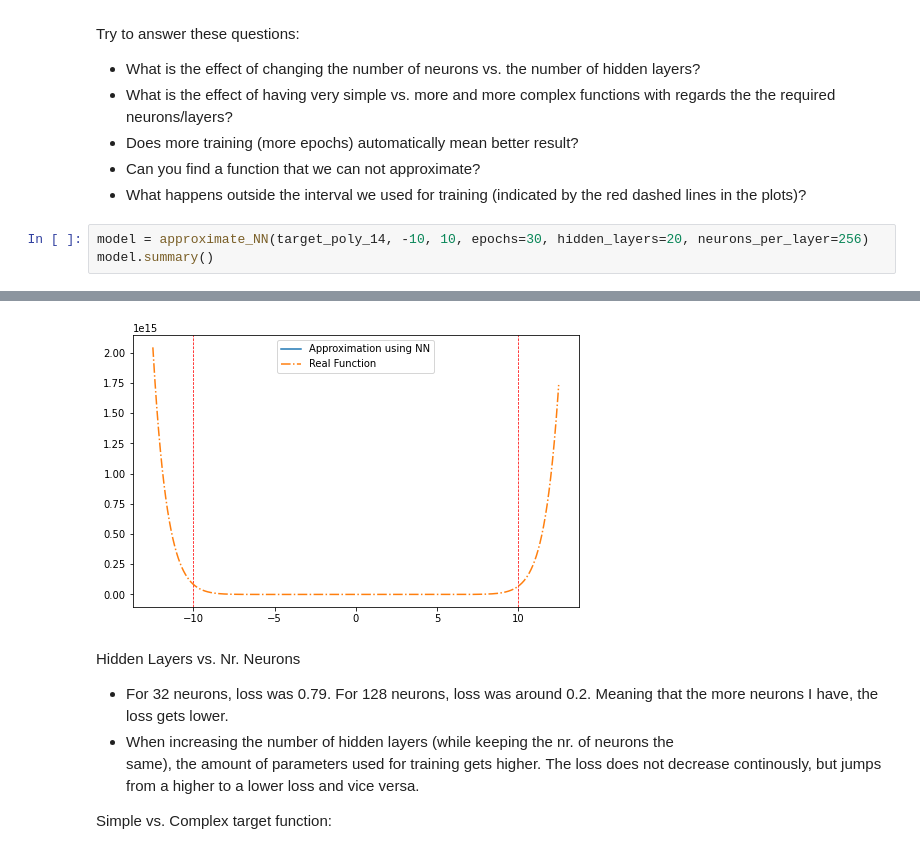
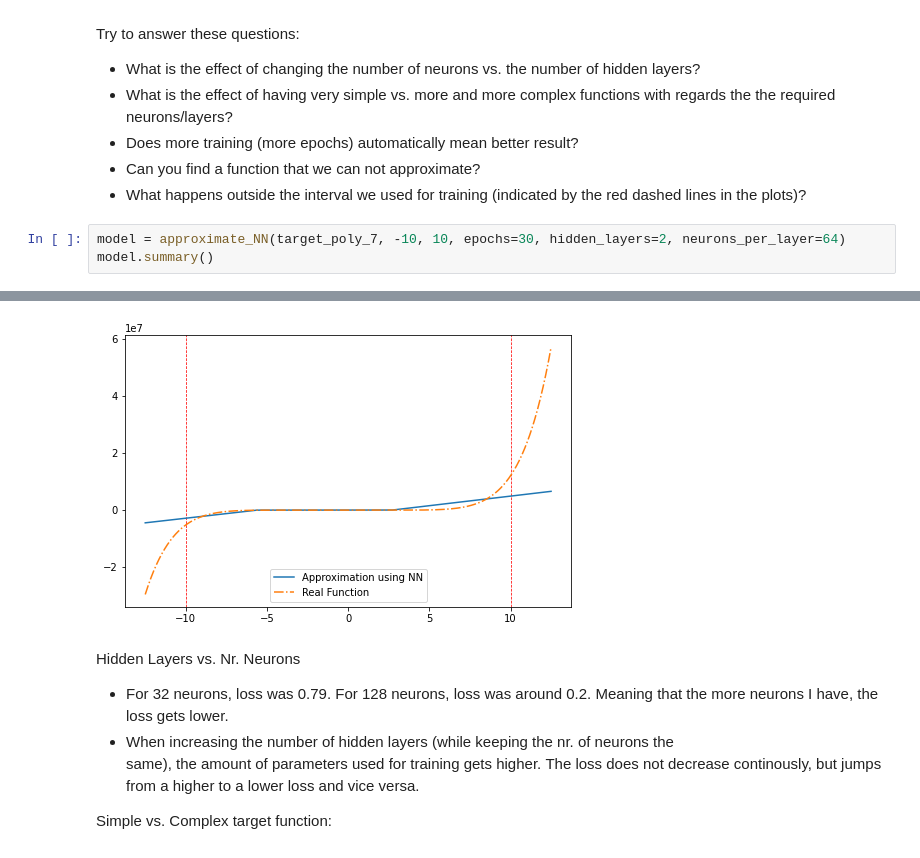
Before and after one commit to xBlade58/ma-ws22-machine-learning-assignments, a Jupyter notebook: Exercise_06/Neural_Network_Exercises_v3.ipynb, the cells around one changed output, grey strips where cells are left out. Drawn from its saved outputs; the diff is of its cells as text.

```diff
--- a/Exercise_06/Neural_Network_Exercises_v3.ipynb
+++ b/Exercise_06/Neural_Network_Exercises_v3.ipynb
@@ -147,7 +147,7 @@ Try to answer these questions:
 * Can you find a function that we can not approximate?
 * What happens outside the interval we used for training (indicated by the red dashed lines in the plots)?
 # %%
-model = approximate_NN(target_poly_14, -10, 10, epochs=30, hidden_layers=20, neurons_per_layer=256)
+model = approximate_NN(target_poly_7, -10, 10, epochs=30, hidden_layers=2, neurons_per_layer=64)
 model.summary()
 # %% [output]
 Epoch 1/30
@@ -168,6 +168,6 @@ Trainable params: 1,250,817
 Non-trainable params: 0
 _________________________________________________________________
-[figure, old version]
+[figure, new version]
 # %% [markdown]
 Hidden Layers vs. Nr. Neurons
 * For 32 neurons, loss was 0.79. For 128 neurons, loss was around 0.2. Meaning that the more neurons I have, the loss gets lower.
```
Also changed, not shown: parts of 18 cells of this notebook, 1 other file.
